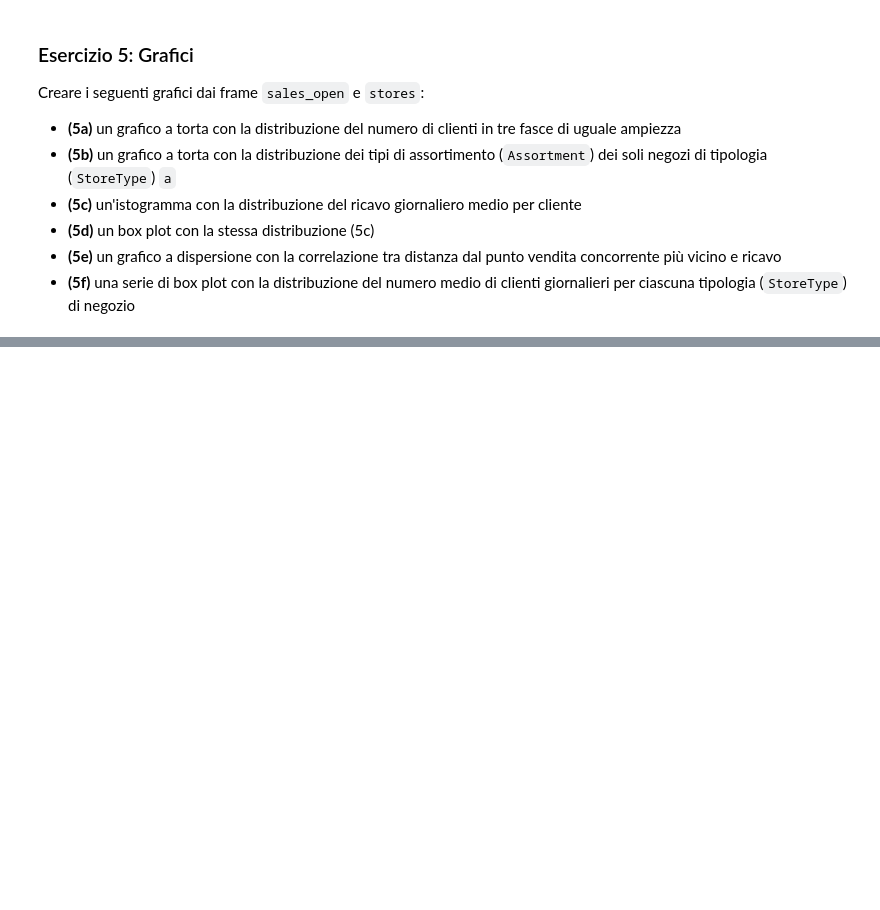
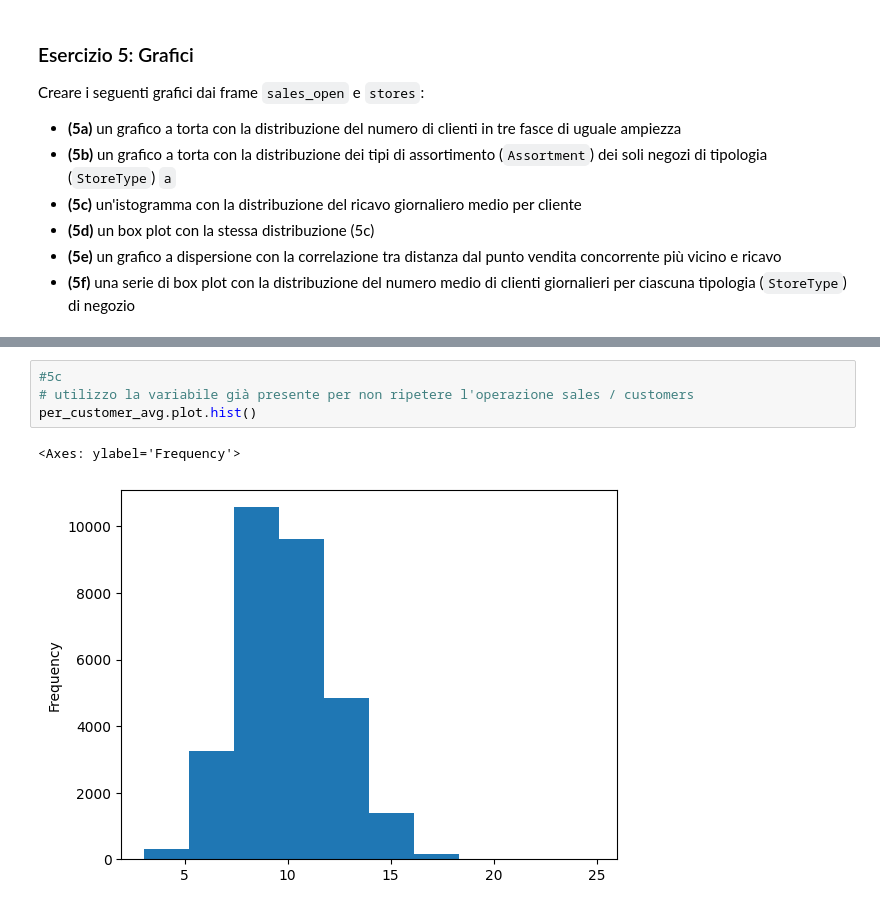
Before and after one commit to samuHouse/Data_Intensive_Lab, a Jupyter notebook: lab4/Preprocessing_e_analisi_esplorativa.nosol.ipynb, the cells around one changed output, grey strips where cells are left out. Drawn from its saved outputs; the diff is of its cells as text; blank space fills up the shorter version.

```diff
--- a/lab4/Preprocessing_e_analisi_esplorativa.nosol.ipynb
+++ b/lab4/Preprocessing_e_analisi_esplorativa.nosol.ipynb
@@ -997,0 +1010,7 @@ Creare i seguenti grafici dai frame `sales_open` e `stores`:
+# %%
+#5c
+# utilizzo la variabile già presente per non ripetere l'operazione sales / customers
+per_customer_avg.plot.hist()
+# %% [output]
+<Axes: ylabel='Frequency'>
+[figure, added]
```
Also changed, not shown: parts of 5 cells of this notebook.
